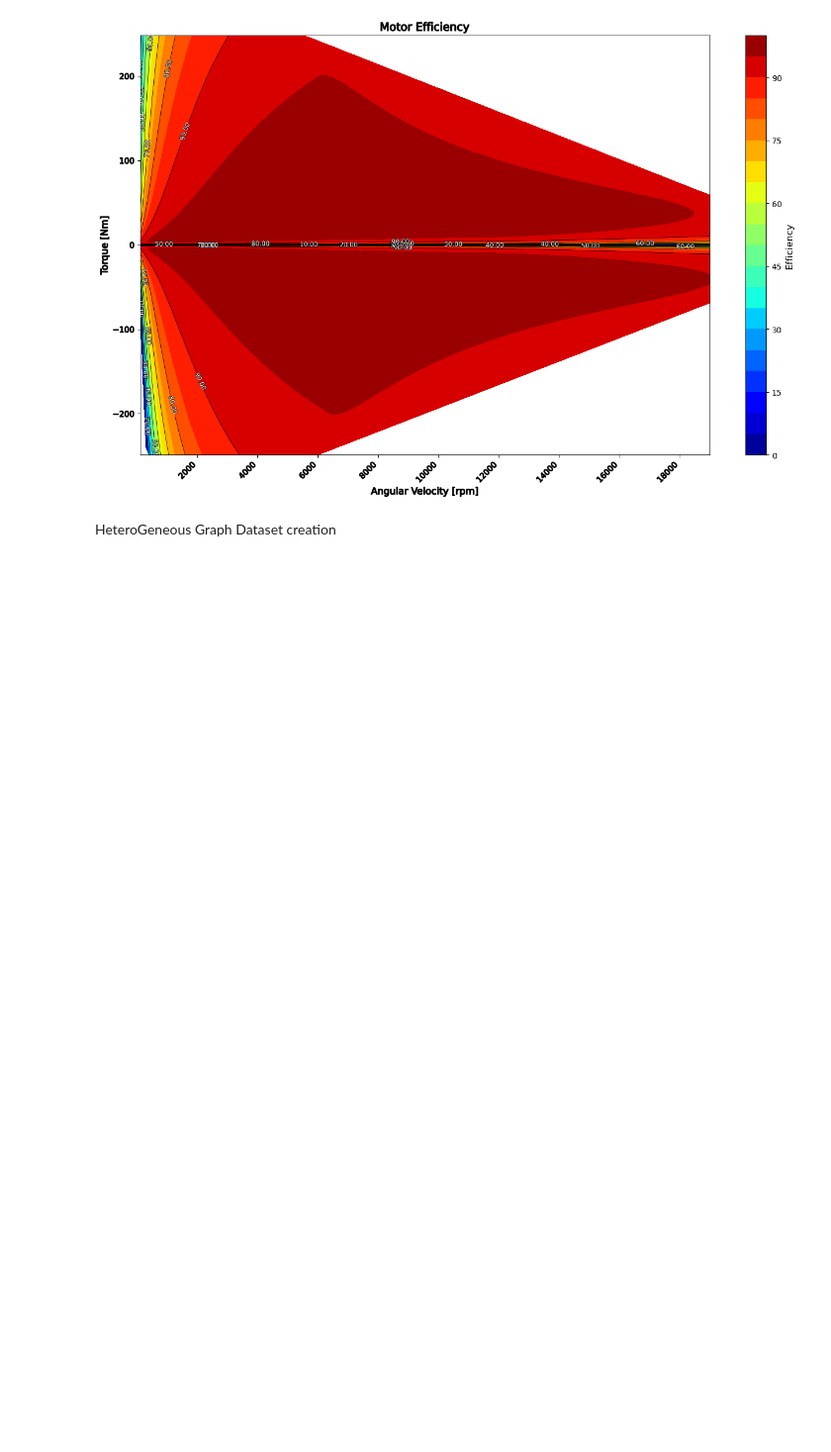
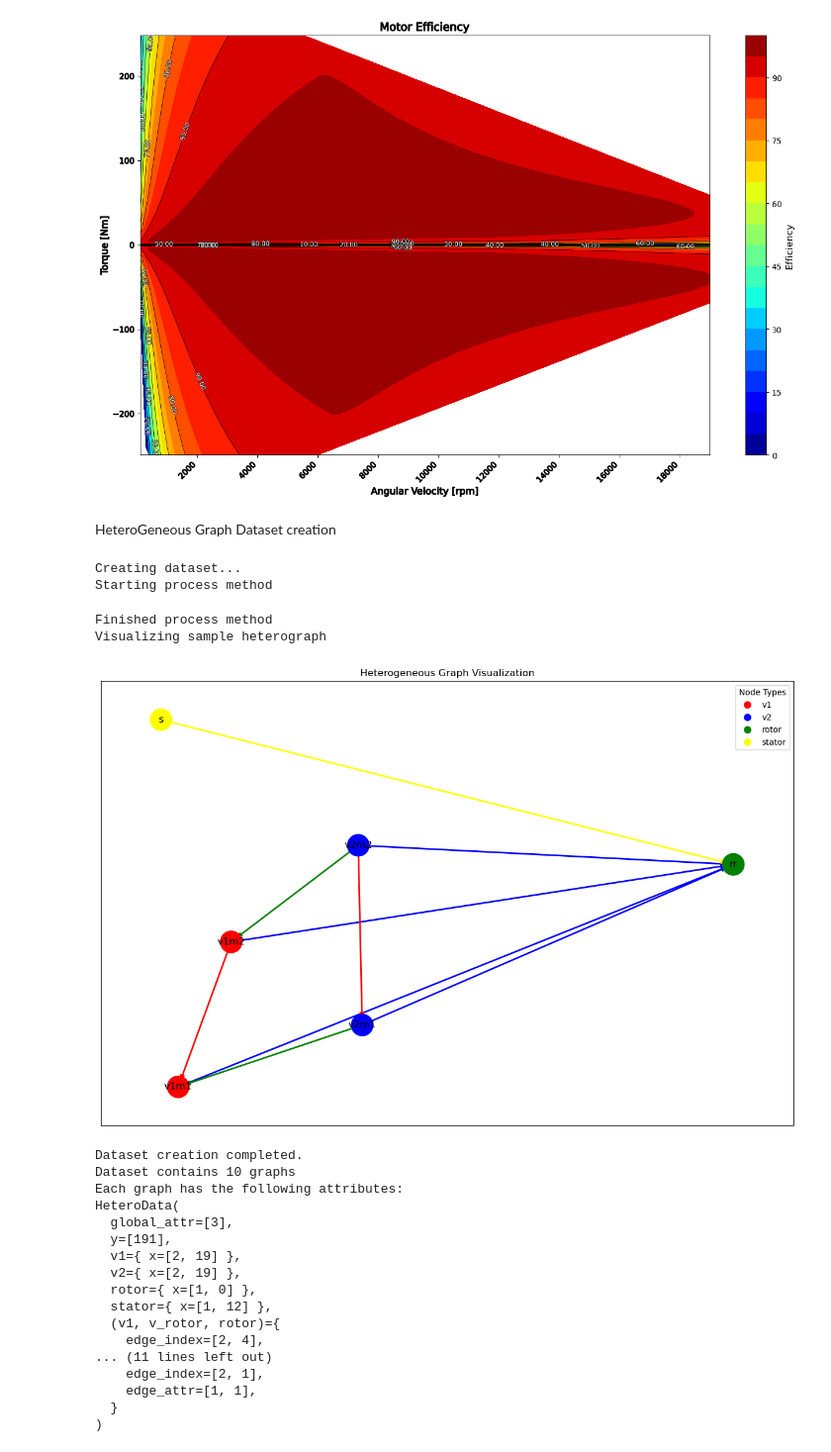
Before and after one commit to Lilly-25/Masters-Thesis, a Jupyter notebook: main.ipynb, the cells around one changed output. Shown at 99% size. Drawn from its saved outputs; the diff is of its cells as text; code cells hidden in the pictures; blank space fills up the shorter version.

Commit message:
Refactoring creation of dataset

```diff
--- a/main.ipynb
+++ b/main.ipynb
@@ -24,4 +24,32 @@ plot_kpi3d(nn_kpi3d, mm_kpi3d, eta_kpi3d)
 HeteroGeneous Graph Dataset creation
 # %%
 from src.dataset_creation import HeterogeneousGraphDataset
+# %%
+# Use force_process as False else it takes too much time to process the files again
+print("Creating dataset...")
+dataset = HeterogeneousGraphDataset(root='/home/k64889/Masters-Thesis/data',force_process=True)
+print("Dataset creation completed.")
+# %% [output]
+Creating dataset...
+Starting process method
+Finished process method
+Visualizing sample heterograph
+[figure, added]
+Dataset creation completed.
+Dataset contains 10 graphs
+Each graph has the following attributes:
+HeteroData(
+  global_attr=[3],
+  y=[191],
+  v1={ x=[2, 19] },
+  v2={ x=[2, 19] },
+  rotor={ x=[1, 0] },
+  stator={ x=[1, 12] },
+  (v1, v_rotor, rotor)={
+    edge_index=[2, 4],
+... (11 lines left out)
+    edge_index=[2, 1],
+    edge_attr=[1, 1],
+  }
+)
 # %%
```
Also changed, not shown: parts of 3 cells of this notebook, 2 other files.
